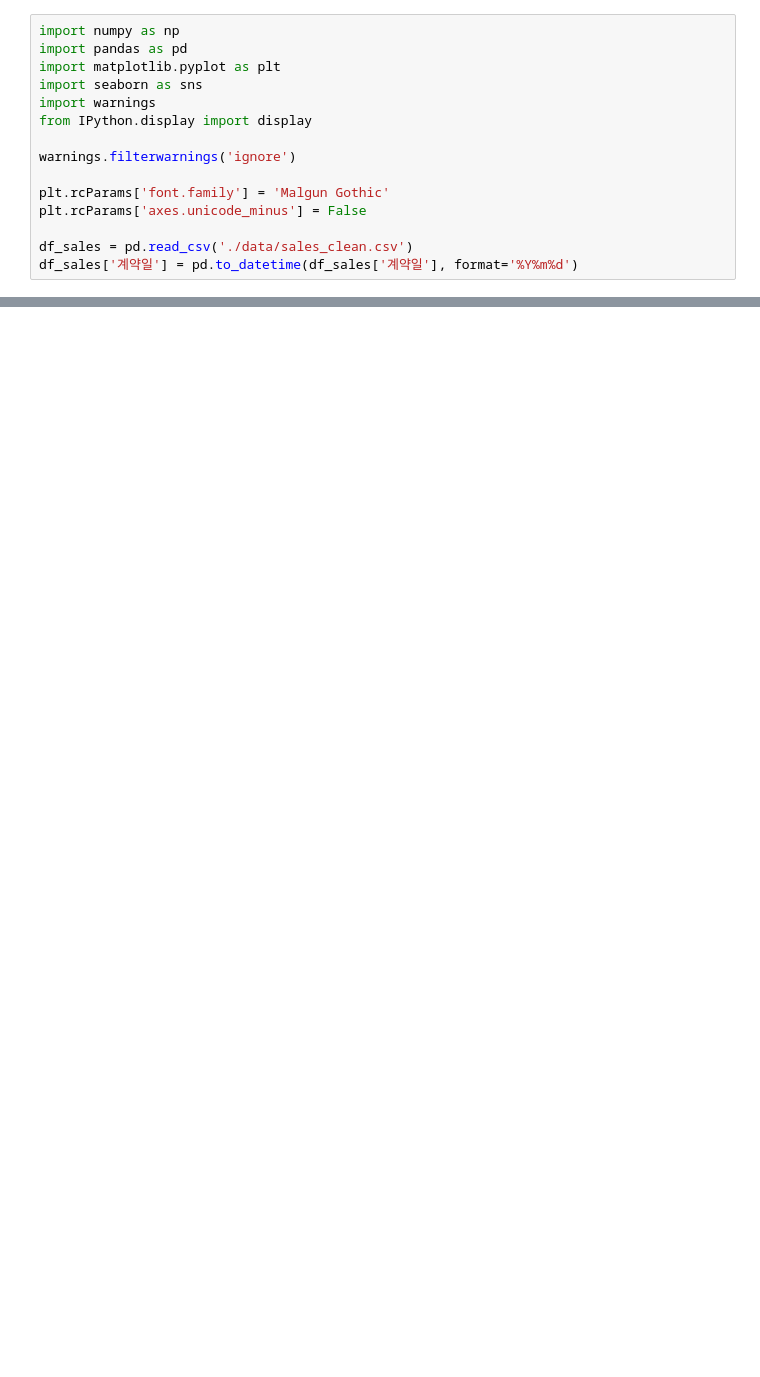
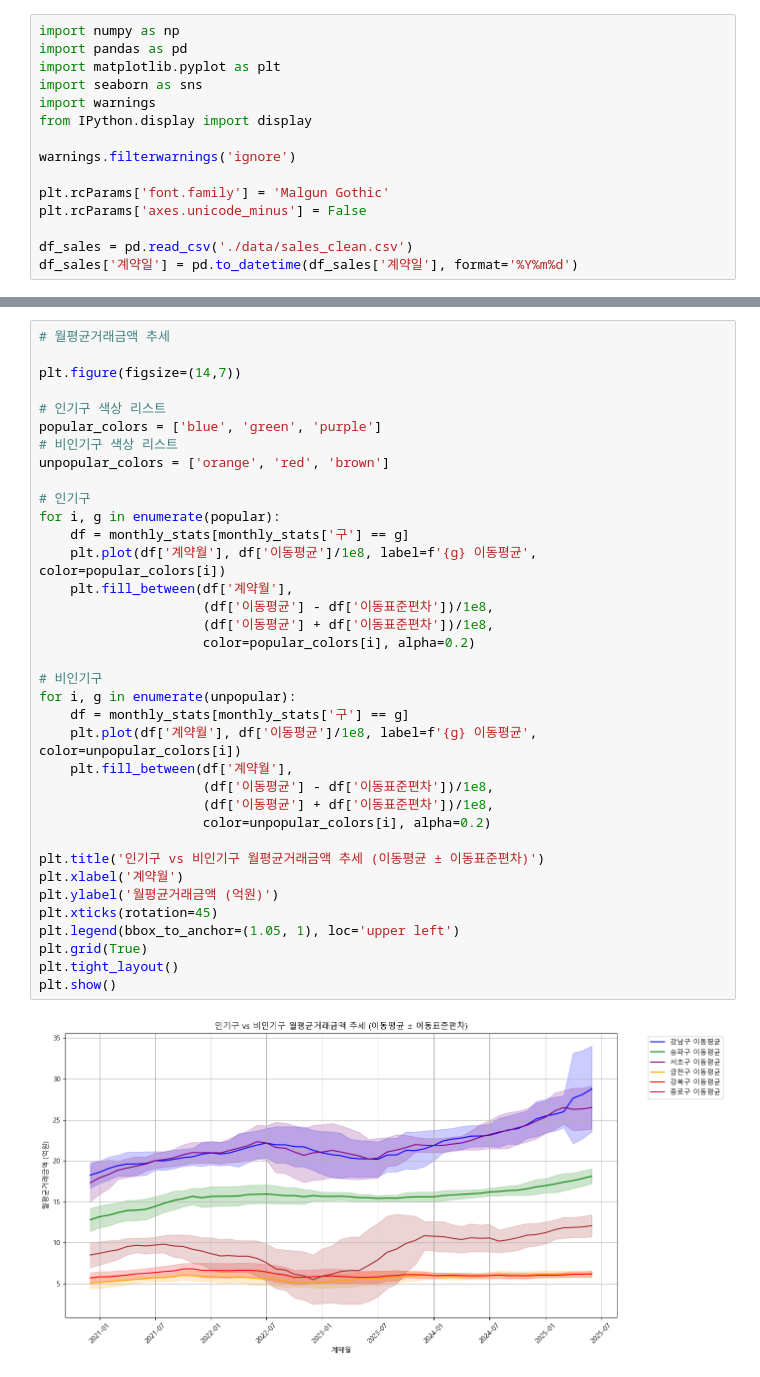
Before and after one commit to krystallinekim/pjt-DataAnalysis-Korean_Real_Estate, a Jupyter notebook: 01_market_comparison.ipynb, the cells around one changed output, grey strips where cells are left out. Drawn from its saved outputs; the diff is of its cells as text; blank space fills up the shorter version.

```diff
--- a/01_market_comparison.ipynb
+++ b/01_market_comparison.ipynb
@@ -146,0 +232,38 @@ df_sales_copy.head()
+# %%
+# 월평균거래금액 추세
+
+plt.figure(figsize=(14,7))
+
+# 인기구 색상 리스트
+popular_colors = ['blue', 'green', 'purple']
+# 비인기구 색상 리스트
+unpopular_colors = ['orange', 'red', 'brown']
+
+# 인기구
+for i, g in enumerate(popular):
+    df = monthly_stats[monthly_stats['구'] == g]
+    plt.plot(df['계약월'], df['이동평균']/1e8, label=f'{g} 이동평균', color=popular_colors[i])
+    plt.fill_between(df['계약월'],
+                     (df['이동평균'] - df['이동표준편차'])/1e8,
+                     (df['이동평균'] + df['이동표준편차'])/1e8,
+                     color=popular_colors[i], alpha=0.2)
+
+# 비인기구
+for i, g in enumerate(unpopular):
+    df = monthly_stats[monthly_stats['구'] == g]
+    plt.plot(df['계약월'], df['이동평균']/1e8, label=f'{g} 이동평균', color=unpopular_colors[i])
+    plt.fill_between(df['계약월'],
+                     (df['이동평균'] - df['이동표준편차'])/1e8,
+                     (df['이동평균'] + df['이동표준편차'])/1e8,
+                     color=unpopular_colors[i], alpha=0.2)
+
+plt.title('인기구 vs 비인기구 월평균거래금액 추세 (이동평균 ± 이동표준편차)')
+plt.xlabel('계약월')
+plt.ylabel('월평균거래금액 (억원)')
+plt.xticks(rotation=45)
+plt.legend(bbox_to_anchor=(1.05, 1), loc='upper left')
+plt.grid(True)
+plt.tight_layout()
+plt.show()
+# %% [output]
+[figure, added]
```
Also changed, not shown: parts of 8 cells of this notebook.
